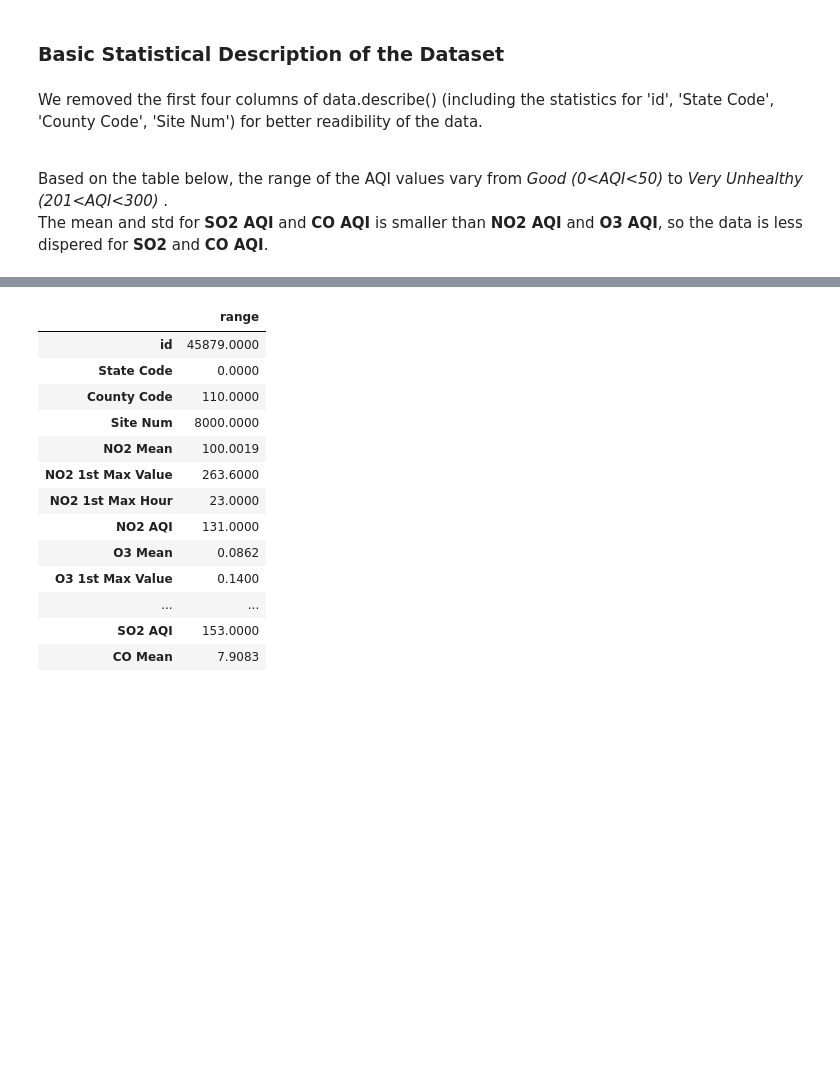
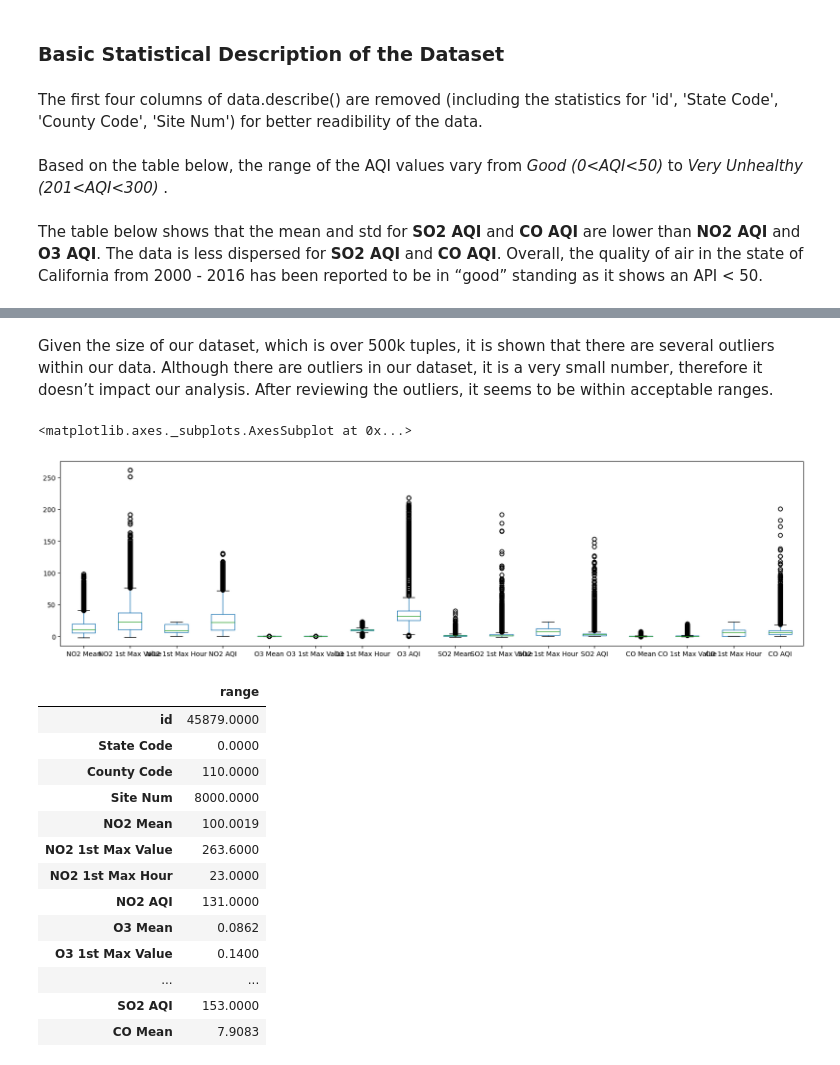
Before and after one commit to nnajmi/MachineLearning, a Jupyter notebook: US-Pollution/Data Exploration.ipynb, the cells around one changed output, grey strips where cells are left out. Saved outputs shown, nothing was run; the diff lists cells and outputs as text; code cells hidden in the pictures; blank space fills up the shorter version.

```diff
--- a/US-Pollution/Data Exploration.ipynb
+++ b/US-Pollution/Data Exploration.ipynb
@@ -59,10 +74,10 @@ memory usage: 109.9+ MB
 # %% [markdown]
 ### Basic Statistical Description of the Dataset
 # %% [markdown]
-We removed the first four columns of data.describe() (including the statistics for 'id', 'State Code', 'County Code', 'Site Num') for better readibility of the data.
-
-<br> Based on the table below, the range of the AQI values vary from *Good (0<AQI<50)* to *Very Unhealthy (201<AQI<300)* .
-<br> The mean and std for **SO2 AQI** and **CO AQI** is smaller than **NO2 AQI** and **O3 AQI**, so the data is less dispered for **SO2** and **CO AQI**.
+The first four columns of data.describe() are removed (including the statistics for 'id', 'State Code', 'County Code', 'Site Num') for better readibility of the data.
+<br><br>Based on the table below, the range of the AQI values vary from *Good (0<AQI<50)* to *Very Unhealthy (201<AQI<300)* .
+<br><br>The table below shows that the mean and std for **SO2 AQI** and **CO AQI** are lower than **NO2 AQI** and **O3 AQI**. The data is less dispersed for **SO2 AQI** and **CO AQI**.
+Overall, the quality of air in the state of California from 2000 - 2016 has been reported to be in “good” standing as it shows an API < 50.
 # %%
 from pandas import set_option
 set_option('precision', 4)
@@ -78,6 +93,27 @@ df.iloc[:, 4:]
 | 50% | 10.9440 | 23.0000 | 9.0000 | 22.0000 | 0.0260 | 0.0380 | 10.0000 | ... |
 | 75% | 19.5455 | 37.0000 | 19.0000 | 35.0000 | 0.0340 | 0.0470 | 11.0000 | ... |
 | max | 98.1304 | 262.0000 | 23.0000 | 131.0000 | 0.0862 | 0.1400 | 23.0000 | ... |
+# %% [markdown]
+Given the size of our dataset, which is over 500k tuples, it is shown that there are several outliers within our data. Although there are outliers in our dataset, it is a very small number, therefore it doesn’t impact our analysis. After reviewing  the outliers, it seems to be within acceptable ranges.
+# %%
+#Box Plots
+boxplot_data = copy.deepcopy(data)
+
+del boxplot_data["id"]
+del boxplot_data["State Code"]
+del boxplot_data["County Code"]
+del boxplot_data["Site Num"]
+del boxplot_data["Address"]
+del boxplot_data["State"]
+del boxplot_data["County"]
+del boxplot_data["City"]
+del boxplot_data["Date Local"]
+
+plt.rcParams.update(plt.rcParamsDefault)
+boxplot_data.plot(x=boxplot_data.index.name, kind='box', figsize=(20,5))
+# %% [output]
+<matplotlib.axes._subplots.AxesSubplot at 0x...>
+[figure, added]
 # %%
 #Range of the attributes
 df.loc['range'] = df.loc['max'] - df.loc['min']
```
Also changed, not shown: parts of 33 cells of this notebook, 1 other file.
